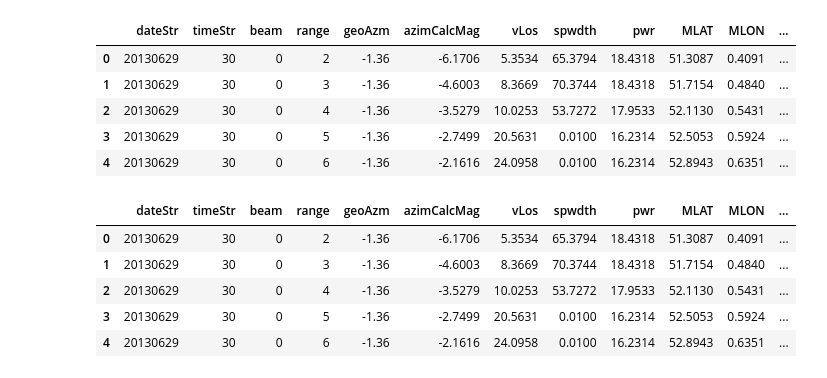
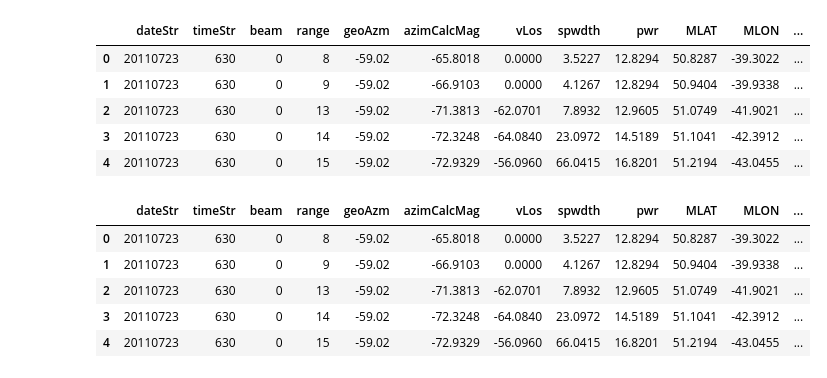
Before and after one commit to bharatreddy/indsvels, a Jupyter notebook: ipy/apr9-event-data.ipynb, the cells around one changed output. Drawn from its saved outputs; the diff is of its cells as text; code cells hidden in the pictures.

```diff
--- a/ipy/apr9-event-data.ipynb
+++ b/ipy/apr9-event-data.ipynb
@@ -9,34 +9,34 @@ cutOffLosVel = 10.
 # %%
 #### In this block we load Velocity data ####
 #### In this block we load Velocity data ####
 #### In this block we load Velocity data ####
 # need the formatted velocity file to read data
-outFormattedFile = "/home/bharat/Documents/code/new-vel-data/veldata/saps-vels-20130629.txt"#"../data/new-test-vels-north.txt"
+outFormattedFile = "/home/bharat/Documents/code/new-vel-data/veldata/saps-vels-20110723.txt"#"../data/new-test-vels-north.txt"
 # os.system( 'cat ' + rawVelFileName + ' | tr -s "  " > ' + outFormattedFile )
 inpColNames = [ "dateStr", "timeStr", "beam", "range", \
           "geoAzm", "azimCalcMag", "vLos", "spwdth", "pwr", "MLAT", "MLON", "MLT",  \
           "GLAT", "GLON", "radId", "radCode"]
 velsDataDF = pandas.read_csv(outFormattedFile, delim_whitespace=True,\
                              header=None, names=inpColNames)
 # add a datetime col
 velsDataDF["date"] = pandas.to_datetime( \
                         velsDataDF['dateStr'].astype(str) + "-" +\
                         velsDataDF['timeStr'].astype(str), format='%Y%m%d-%H%M')
 # for some reason MLAT is a str type, convert it to float
 velsDataDF["MLAT"] = velsDataDF["MLAT"].astype(float)
 # Also get a normMLT for plotting
 velsDataDF['normMLT'] = [x-24 if x >= 12 else x for x in velsDataDF['MLT']]
 velsDataDF.head()
 #### In this block we load SAPS Velocity data ####
 #### In this block we load SAPS Velocity data ####
 #### In this block we load SAPS Velocity data ####
 # %% [output]
 |  | dateStr | timeStr | beam | range | geoAzm | azimCalcMag | vLos | spwdth | pwr | MLAT | MLON | ... |
-| 0 | 20130629 | 30 | 0 | 2 | -1.36 | -6.1706 | 5.3534 | 65.3794 | 18.4318 | 51.3087 | 0.4091 | ... |
-| 1 | 20130629 | 30 | 0 | 3 | -1.36 | -4.6003 | 8.3669 | 70.3744 | 18.4318 | 51.7154 | 0.4840 | ... |
-| 2 | 20130629 | 30 | 0 | 4 | -1.36 | -3.5279 | 10.0253 | 53.7272 | 17.9533 | 52.1130 | 0.5431 | ... |
-| 3 | 20130629 | 30 | 0 | 5 | -1.36 | -2.7499 | 20.5631 | 0.0100 | 16.2314 | 52.5053 | 0.5924 | ... |
-| 4 | 20130629 | 30 | 0 | 6 | -1.36 | -2.1616 | 24.0958 | 0.0100 | 16.2314 | 52.8943 | 0.6351 | ... |
+| 0 | 20110723 | 630 | 0 | 8 | -59.02 | -65.8018 | 0.0000 | 3.5227 | 12.8294 | 50.8287 | -39.3022 | ... |
+| 1 | 20110723 | 630 | 0 | 9 | -59.02 | -66.9103 | 0.0000 | 4.1267 | 12.8294 | 50.9404 | -39.9338 | ... |
+| 2 | 20110723 | 630 | 0 | 13 | -59.02 | -71.3813 | -62.0701 | 7.8932 | 12.9605 | 51.0749 | -41.9021 | ... |
+| 3 | 20110723 | 630 | 0 | 14 | -59.02 | -72.3248 | -64.0840 | 23.0972 | 14.5189 | 51.1041 | -42.3912 | ... |
+| 4 | 20110723 | 630 | 0 | 15 | -59.02 | -72.9329 | -56.0960 | 66.0415 | 16.8201 | 51.2194 | -43.0455 | ... |
 # %%
 # convert azimuth to magn coords
 gm = geomag.geomag.GeoMag()
@@ -52,11 +52,11 @@ velsDataDF["magAzm"] = -999.#velsDataDF.apply( convert_to_mag_azm, axis=1 )
 velsDataDF.head()
 # %% [output]
 |  | dateStr | timeStr | beam | range | geoAzm | azimCalcMag | vLos | spwdth | pwr | MLAT | MLON | ... |
-| 0 | 20130629 | 30 | 0 | 2 | -1.36 | -6.1706 | 5.3534 | 65.3794 | 18.4318 | 51.3087 | 0.4091 | ... |
-| 1 | 20130629 | 30 | 0 | 3 | -1.36 | -4.6003 | 8.3669 | 70.3744 | 18.4318 | 51.7154 | 0.4840 | ... |
-| 2 | 20130629 | 30 | 0 | 4 | -1.36 | -3.5279 | 10.0253 | 53.7272 | 17.9533 | 52.1130 | 0.5431 | ... |
-| 3 | 20130629 | 30 | 0 | 5 | -1.36 | -2.7499 | 20.5631 | 0.0100 | 16.2314 | 52.5053 | 0.5924 | ... |
-| 4 | 20130629 | 30 | 0 | 6 | -1.36 | -2.1616 | 24.0958 | 0.0100 | 16.2314 | 52.8943 | 0.6351 | ... |
+| 0 | 20110723 | 630 | 0 | 8 | -59.02 | -65.8018 | 0.0000 | 3.5227 | 12.8294 | 50.8287 | -39.3022 | ... |
+| 1 | 20110723 | 630 | 0 | 9 | -59.02 | -66.9103 | 0.0000 | 4.1267 | 12.8294 | 50.9404 | -39.9338 | ... |
+| 2 | 20110723 | 630 | 0 | 13 | -59.02 | -71.3813 | -62.0701 | 7.8932 | 12.9605 | 51.0749 | -41.9021 | ... |
+| 3 | 20110723 | 630 | 0 | 14 | -59.02 | -72.3248 | -64.0840 | 23.0972 | 14.5189 | 51.1041 | -42.3912 | ... |
+| 4 | 20110723 | 630 | 0 | 15 | -59.02 | -72.9329 | -56.0960 | 66.0415 | 16.8201 | 51.2194 | -43.0455 | ... |
 # %%
 #### In this block we filter for SAPS velocities ####
 #### In this block we filter for SAPS velocities ####
```
Also changed, not shown: parts of 5 cells of this notebook, 42 other files.
